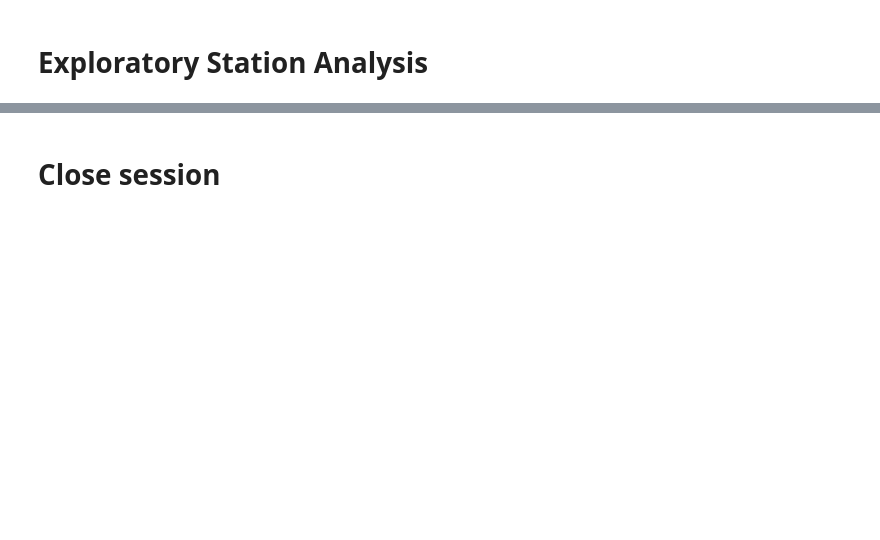
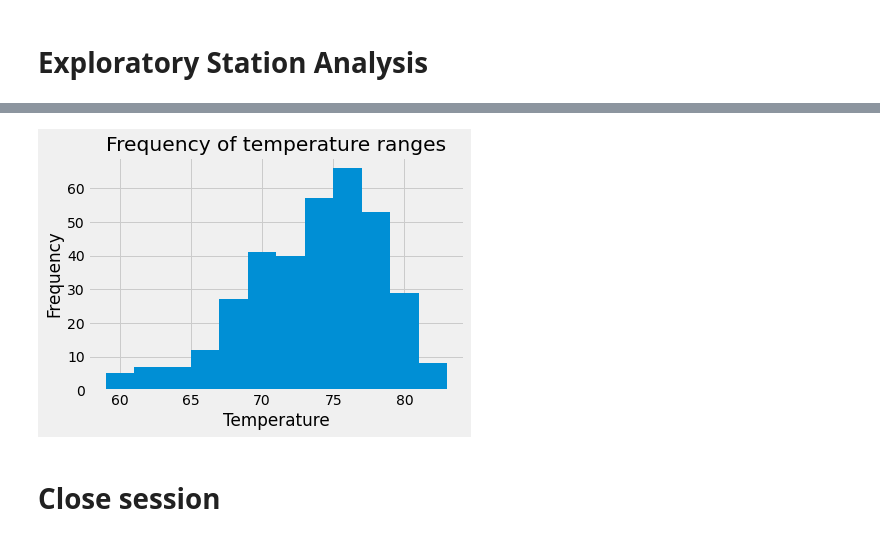
Before and after one commit to papadiscobravo/sqlalchemy-challenge, a Jupyter notebook: SQLAlchemyChallenge.ipynb, the cells around one changed output, grey strips where cells are left out. Cells and saved outputs as stored; diff of their text form; code cells hidden in the pictures; blank space fills up the shorter version.

Commit message:
started over

```diff
--- a/SQLAlchemyChallenge.ipynb
+++ b/SQLAlchemyChallenge.ipynb
@@ -315,9 +350,7 @@ most_active_station_df.dtypes
 most_active_station_most_recent_year = []
 most_active_station_most_recent_year = session.query(Measurement.tobs).\
     filter(Measurement.station == most_active_station).\
-    filter(Measurement.date >= query_start_date).\
-most_active_station_most_recent_year = pd.DataFrame(results, columns=["tobs"])
-most_active_station_most_recent_year.plot.hist(bins=12)
-plt.xlabel("Temperature")
+    filter(Measurement.date >= query_start_date)
+most_active_station_most_recent_year = pd.DataFrame(most_active_station_most_recent_year, columns=["tobs"])
 # %%
 most_active_station_most_recent_year.describe()
@@ -324,3 +367,12 @@ most_active_station_most_recent_year.describe()
+# %%
+most_active_station_most_recent_year.plot.hist(bins=12, legend=False)
+plt.xlabel("Temperature")
+plt.title("Frequency of temperature ranges")
+plt.xlabel("Temperature")
+plt.ylabel("Frequency")
+plt.show()
+# %% [output]
+[figure, added]
 # %% [markdown]
 # Close session
 # %%
```
Also changed, not shown: parts of 13 cells of this notebook.
